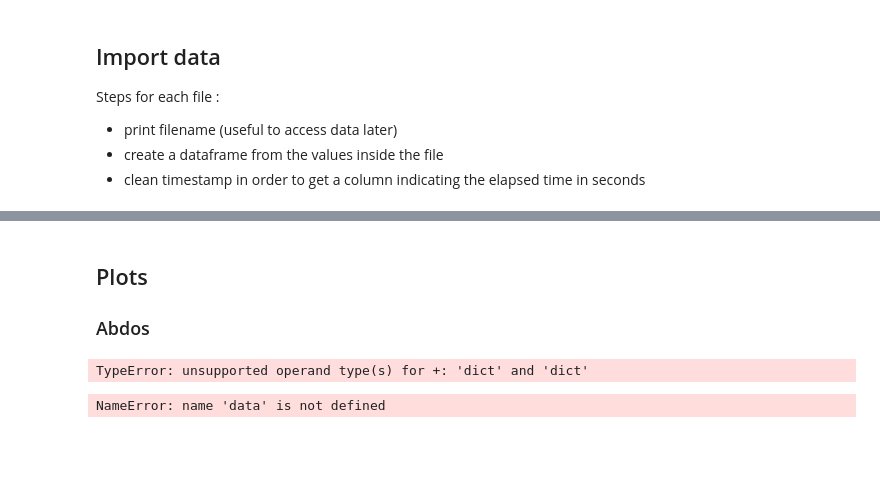
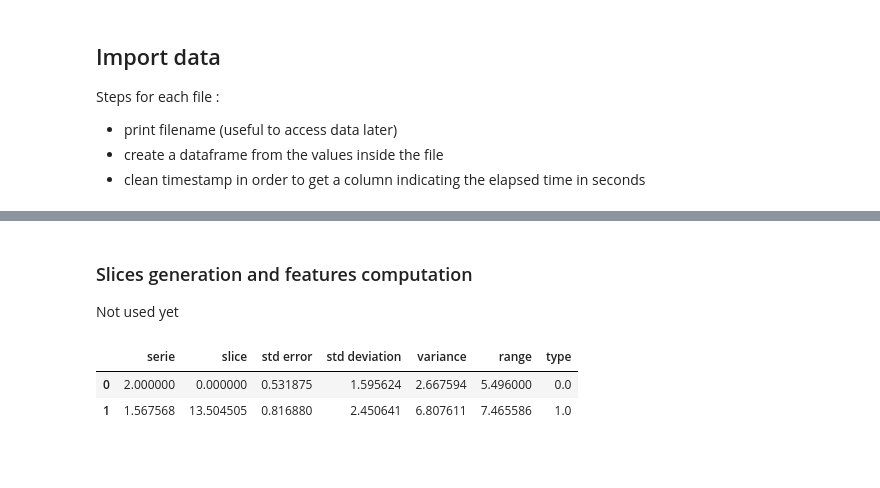
Before and after one commit to hibol/qself, a Jupyter notebook: Rep counting.ipynb, the cells around one changed output, grey strips where cells are left out. Saved outputs shown, nothing was run; the diff lists cells and outputs as text; code cells hidden in the pictures; blank space fills up the shorter version.

```diff
--- a/Rep counting.ipynb
+++ b/Rep counting.ipynb
@@ -86,15 +114,25 @@ Data for validation :  squats_f5_manon4_valid.csv
+# %% [markdown]
+### Slices generation and features computation
+Not used yet
+# %%
+storage_abdos = slice_generation(data_abdos)
+# %%
+df_abdos_features = compute_features(storage_abdos)
+# %%
+df_idle = df_abdos_features[df_abdos_features['type']==0]
+mean_features_idle = []
+for column in df_idle:
+    mean_features_idle.append(np.mean(df_idle[column]))
+
+df_workout = df_abdos_features[df_abdos_features['type']==1]
+mean_features_workout = []
+for column in df_idle:
+    mean_features_workout.append(np.mean(df_workout[column]))
+
+pd.DataFrame(data = [mean_features_idle, mean_features_workout], columns = df_abdos_features.columns)
+# %% [output]
+|  | serie | slice | std error | std deviation | variance | range | type |
+| 0 | 2.000000 | 0.000000 | 0.531875 | 1.595624 | 2.667594 | 5.496000 | 0.0 |
+| 1 | 1.567568 | 13.504505 | 0.816880 | 2.450641 | 6.807611 | 7.465586 | 1.0 |
 # %% [markdown]
-##  Plots
-### Abdos
+###
-# %%
-data = data_test + data_train
-# %% [output]
-TypeError: unsupported operand type(s) for +: 'dict' and 'dict'
-# %%
-for f in data:
-    if "abdos" in f:
-        data[f].plot(x="timestamp", y=['x', 'y', 'z'], kind='line', title=f, grid=True)
-        pl.ylabel('acceleration [N/kg]')
-        pl.xlabel('time [s]')
-# %% [output]
-NameError: name 'data' is not defined
```
Also changed, not shown: parts of 9 cells of this notebook, 32 other files.
